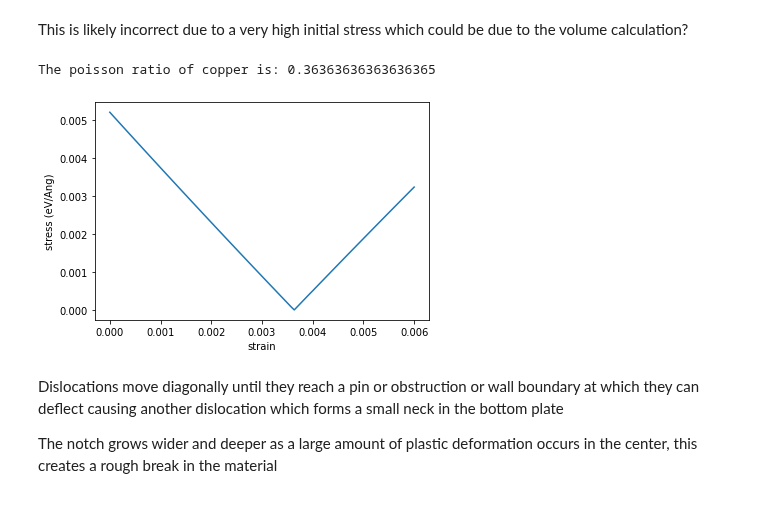
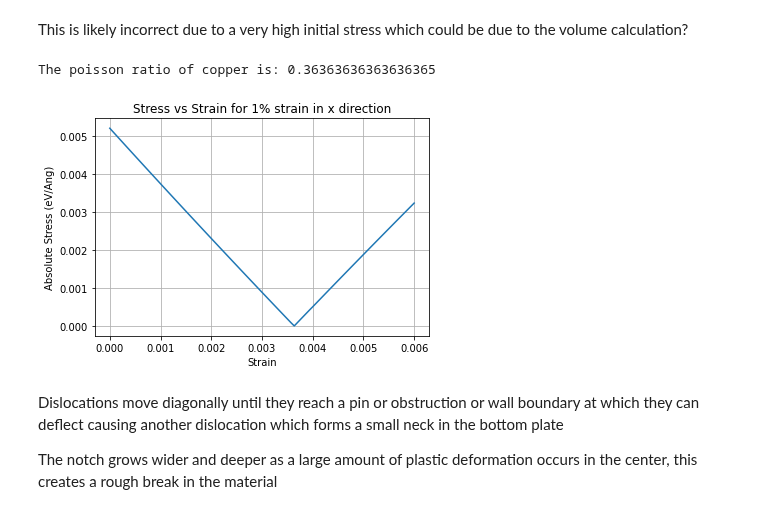
Before and after one commit to lpender3672/MEng-CW, a Jupyter notebook: IB/M3_materials_modelling/deliverables.ipynb, the cells around one changed output. Cells and saved outputs as stored; diff of their text form; code cells hidden in the pictures.

```diff
--- a/IB/M3_materials_modelling/deliverables.ipynb
+++ b/IB/M3_materials_modelling/deliverables.ipynb
@@ -256,29 +256,31 @@ This is likely incorrect due to a very high initial stress which could be due to
 # %%
 strains=np.linspace(0, 0.006, 100) #0-0.6%
 basestrain=0.01 #1%
 stresses = []
 
 for s in strains:
     cu = bulk("Cu", "fcc", a=3.6036, cubic=True)
     cu.set_calculator(calc)
     cell=cu.get_cell()
     cell[0,0]*=(1-basestrain) # 1% strain in x direction
     cell[1,1]*=(1+s) # s% strain in y direction
     cell[2,2]*=(1+s) # s% strain in z direction
     cu.set_cell(cell, scale_atoms=True)
     stress = cu.get_stress(voigt=False)[1,1]
     stresses.append(abs(stress))
 
 plt.plot(strains,stresses)
-plt.xlabel("strain")
-plt.ylabel("stress (eV/Ang)")
+plt.xlabel("Strain")
+plt.ylabel("Absolute Stress (eV/Ang)")
+plt.title("Stress vs Strain for 1% strain in x direction")
 min_stress_index=np.argmin(stresses)
 nu = strains[min_stress_index] / basestrain
-print(f"The poisson ratio of copper is: {nu}")
+print(f"The poisson ratio of copper is: {nu}") # get minimum
+plt.grid()
 plt.show()
 # %% [output]
 The poisson ratio of copper is: 0.36363636363636365
-[figure, old version]
+[figure, new version]
 # %% [markdown]
 Dislocations move diagonally until they reach a pin or obstruction or wall boundary at which they can deflect causing another dislocation which forms a small neck in the bottom plate
 
```
Also changed, not shown: parts of 1 cell of this notebook.
